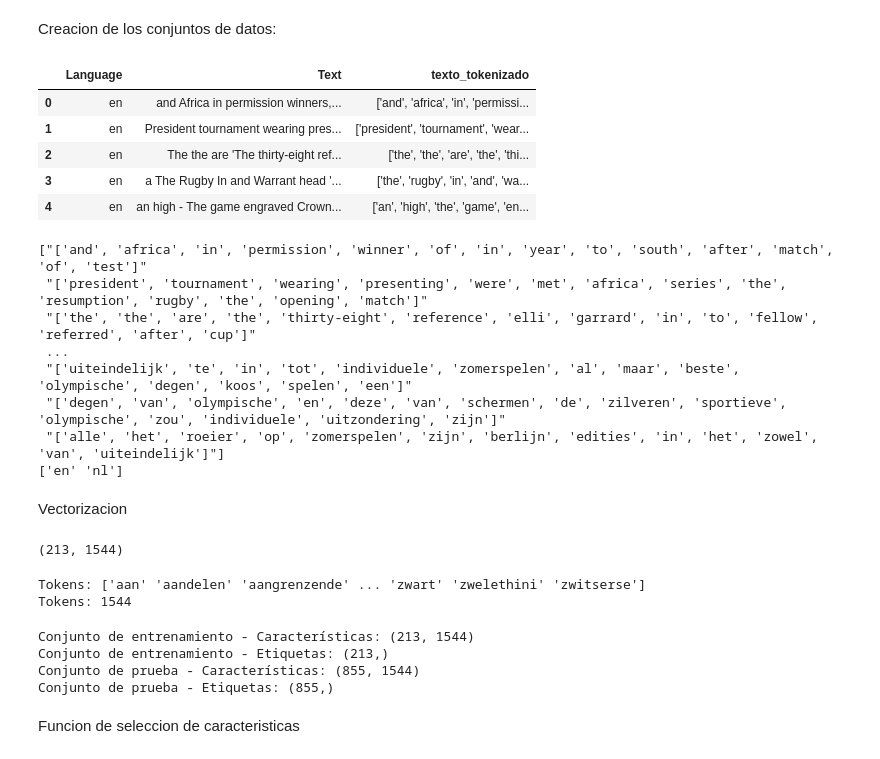
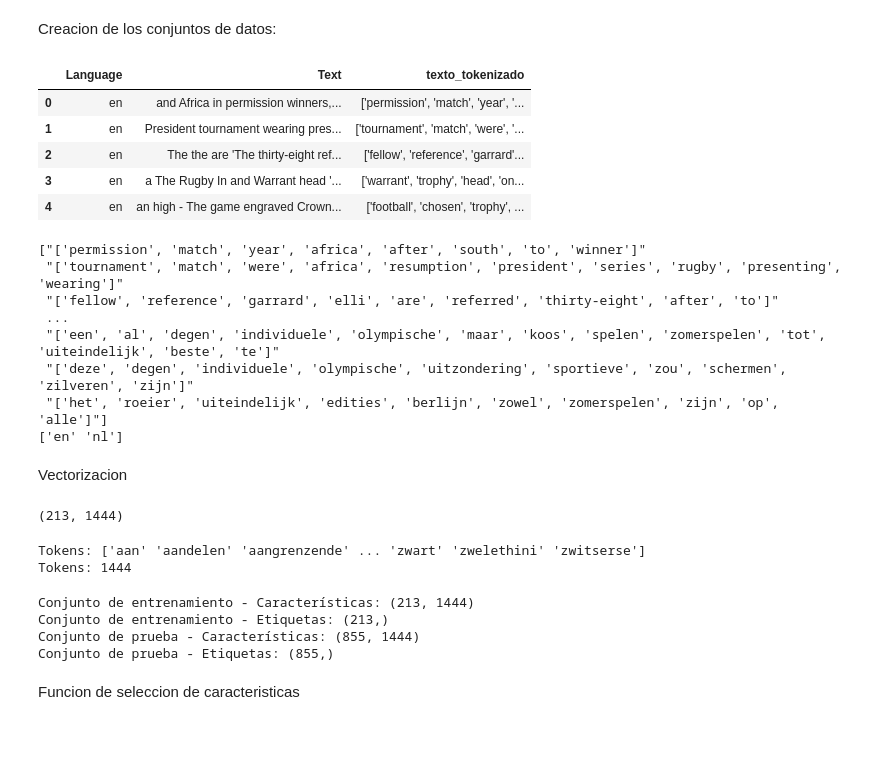
Before and after one commit to victor291201/TextCassifier-DeepLearning, a Jupyter notebook: main.ipynb, the cells around one changed output. Drawn from its saved outputs; the diff is of its cells as text; code cells hidden in the pictures.

```diff
--- a/main.ipynb
+++ b/main.ipynb
@@ -499,0 +587,5 @@ plt.show()
+# %%
+ruta_archivo = r'./datosFinal.csv'
+
+# Leer el archivo CSV
+df = pd.read_csv(ruta_archivo, nrows=100000)
@@ -667,24 +789,19 @@ tf_idf.sort_values(by="token").head()
 # %% [markdown]
 Creacion de los conjuntos de datos:
 # %%
-ruta_archivo = r'./resultadoTokeniz.csv'
-
-# Leer el archivo CSV
-df = pd.read_csv(ruta_archivo, nrows=100000)
-
 # Acceder a los datos de las columnas
 Language = df['Language']
 Text = df['Text']
 texto_tokenizado = df['texto_tokenizado']
 
 df.head()
 # %% [output]
 |  | Language | Text | texto_tokenizado |
-| 0 | en | and Africa in permission winners,... | ['and', 'africa', 'in', 'permissi... |
-| 1 | en | President tournament wearing pres... | ['president', 'tournament', 'wear... |
-| 2 | en | The the are 'The thirty-eight ref... | ['the', 'the', 'are', 'the', 'thi... |
-| 3 | en | a The Rugby In and Warrant head '... | ['the', 'rugby', 'in', 'and', 'wa... |
-| 4 | en | an high - The game engraved Crown... | ['an', 'high', 'the', 'game', 'en... |
+| 0 | en | and Africa in permission winners,... | ['permission', 'match', 'year', '... |
+| 1 | en | President tournament wearing pres... | ['tournament', 'match', 'were', '... |
+| 2 | en | The the are 'The thirty-eight ref... | ['fellow', 'reference', 'garrard'... |
+| 3 | en | a The Rugby In and Warrant head '... | ['warrant', 'trophy', 'head', 'on... |
+| 4 | en | an high - The game engraved Crown... | ['football', 'chosen', 'trophy', ... |
 # %%
 datos_X = df['texto_tokenizado']
 datos_y = df['Language']
@@ -699,13 +816,13 @@ X_train, X_test, y_train, y_test = train_test_split(
     random_state=42
 )
 # %% [output]
-["['and', 'africa', 'in', 'permission', 'winner', 'of', 'in', 'year', 'to', 'south', 'after', 'match', 'of', 'test']"
- "['president', 'tournament', 'wearing', 'presenting', 'were', 'met', 'africa', 'series', 'the', 'resumption', 'rugby', 'the', 'opening', 'match']"
- "['the', 'the', 'are', 'the', 'thirty-eight', 'reference', 'elli', 'garrard', 'in', 'to', 'fellow', 'referred', 'after', 'cup']"
+["['permission', 'match', 'year', 'africa', 'after', 'south', 'to', 'winner']"
+ "['tournament', 'match', 'were', 'africa', 'resumption', 'president', 'series', 'rugby', 'presenting', 'wearing']"
+ "['fellow', 'reference', 'garrard', 'elli', 'are', 'referred', 'thirty-eight', 'after', 'to']"
  ...
- "['uiteindelijk', 'te', 'in', 'tot', 'individuele', 'zomerspelen', 'al', 'maar', 'beste', 'olympische', 'degen', 'koos', 'spelen', 'een']"
- "['degen', 'van', 'olympische', 'en', 'deze', 'van', 'schermen', 'de', 'zilveren', 'sportieve', 'olympische', 'zou', 'individuele', 'uitzondering', 'zijn']"
- "['alle', 'het', 'roeier', 'op', 'zomerspelen', 'zijn', 'berlijn', 'edities', 'in', 'het', 'zowel', 'van', 'uiteindelijk']"]
+ "['een', 'al', 'degen', 'individuele', 'olympische', 'maar', 'koos', 'spelen', 'zomerspelen', 'tot', 'uiteindelijk', 'beste', 'te']"
+ "['deze', 'degen', 'individuele', 'olympische', 'uitzondering', 'sportieve', 'zou', 'schermen', 'zilveren', 'zijn']"
+ "['het', 'roeier', 'uiteindelijk', 'edities', 'berlijn', 'zowel', 'zomerspelen', 'zijn', 'op', 'alle']"]
 ['en' 'nl']
 # %% [markdown]
 Vectorizacion
@@ -721,7 +838,7 @@ Xtest = vectorizer.transform(X_test)
 
 print(Xtrain.shape)
 # %% [output]
-(213, 1544)
+(213, 1444)
 # %%
 tokens = vectorizer.get_feature_names_out()
 print("Tokens:", tokens)
@@ -729,16 +846,16 @@ print("Tokens:", tokens)
 print("Tokens:", len(tokens))
 # %% [output]
 Tokens: ['aan' 'aandelen' 'aangrenzende' ... 'zwart' 'zwelethini' 'zwitserse']
-Tokens: 1544
+Tokens: 1444
 # %%
 print("Conjunto de entrenamiento - Características:", Xtrain.shape)
 print("Conjunto de entrenamiento - Etiquetas:", y_train.shape)
 print("Conjunto de prueba - Características:", Xtest.shape)
 print("Conjunto de prueba - Etiquetas:", y_test.shape)
 # %% [output]
-Conjunto de entrenamiento - Características: (213, 1544)
+Conjunto de entrenamiento - Características: (213, 1444)
 Conjunto de entrenamiento - Etiquetas: (213,)
-Conjunto de prueba - Características: (855, 1544)
+Conjunto de prueba - Características: (855, 1444)
 Conjunto de prueba - Etiquetas: (855,)
 # %% [markdown]
 Funcion de seleccion de caracteristicas
```
Also changed, not shown: parts of 104 cells of this notebook, 2 other files.
